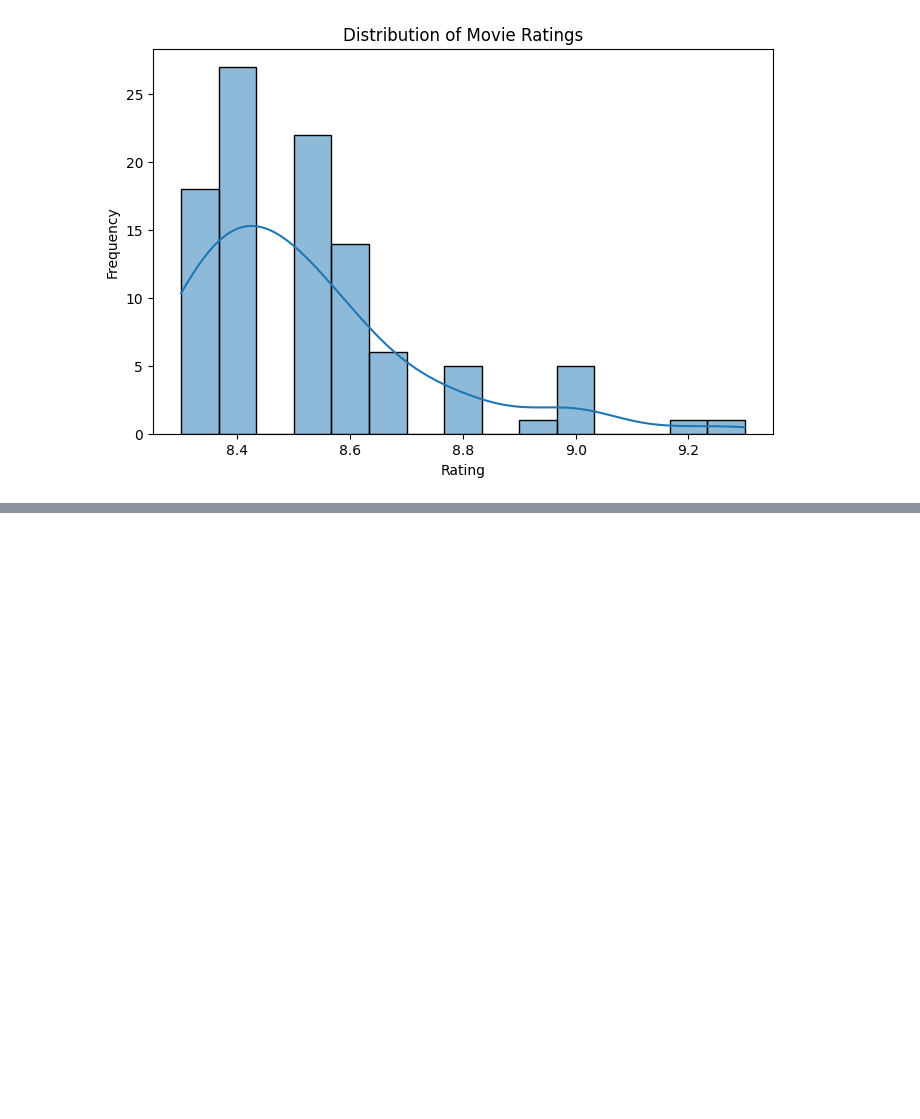
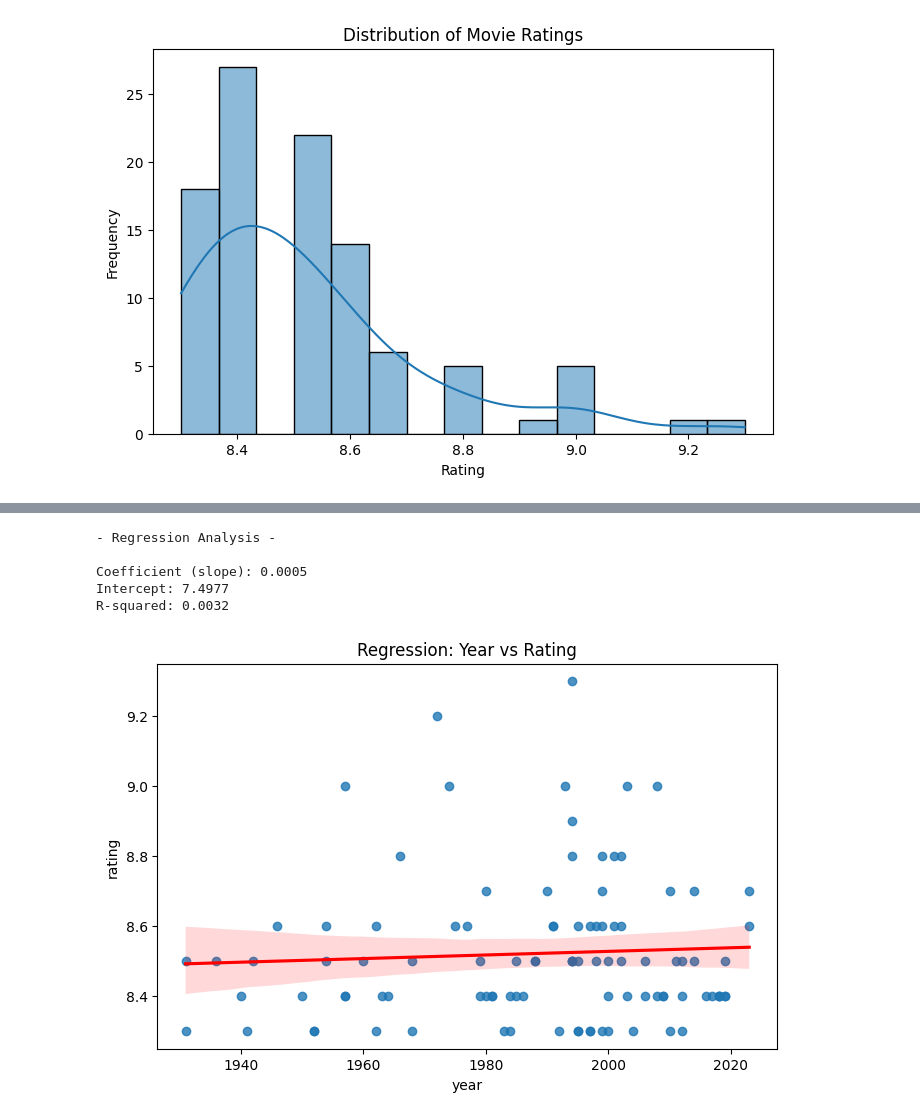
Before and after one commit to suntwister/Flexisaf, a Jupyter notebook: Week_3/movies.ipynb, the cells around one changed output, grey strips where cells are left out. Drawn from its saved outputs; the diff is of its cells as text; code cells hidden in the pictures; blank space fills up the shorter version.

```diff
--- a/Week_3/movies.ipynb
+++ b/Week_3/movies.ipynb
@@ -101,0 +156,18 @@ plt.show()
+# %%
+print("\n- Regression Analysis -\n")
+print(f"Coefficient (slope): {model.coef_[0]:.4f}")
+print(f"Intercept: {model.intercept_:.4f}")
+print(f"R-squared: {model.score(X, y):.4f}")
+# %% [output]
+- Regression Analysis -
+
+Coefficient (slope): 0.0005
+Intercept: 7.4977
+R-squared: 0.0032
+# %%
+plt.figure(figsize=(8,5))
+sns.regplot(x='year', y='rating', data=df, line_kws={'color':'red'})
+plt.title('Regression: Year vs Rating')
+plt.show()
+# %% [output]
+[figure, added]
```
Also changed, not shown: parts of 10 cells of this notebook.
